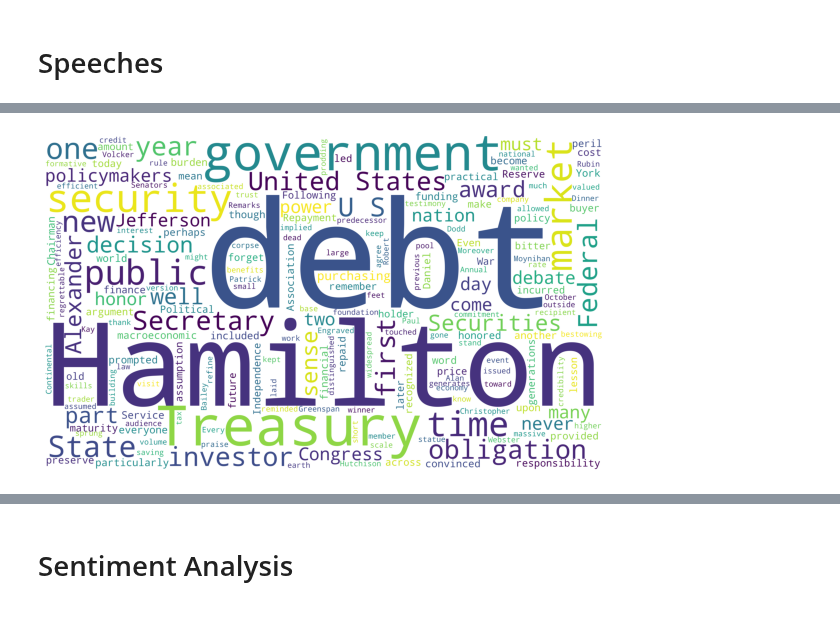
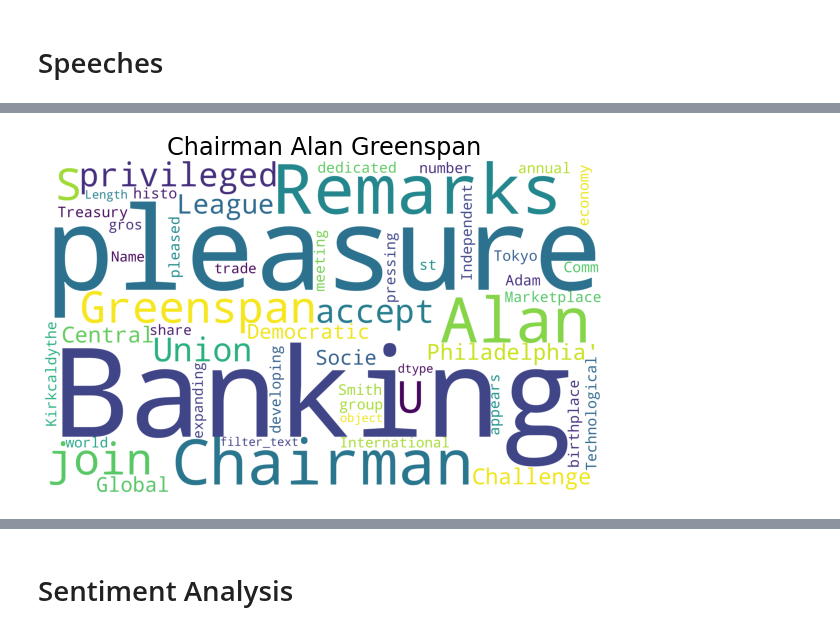
Before and after one commit to dsimband/DATA620_Group3, a Jupyter notebook: Week12_FinalProject/DATA620_Week12_Explore.ipynb, the cells around one changed output, grey strips where cells are left out. Cells and saved outputs as stored; diff of their text form; code cells hidden in the pictures.

```diff
--- a/Week12_FinalProject/DATA620_Week12_Explore.ipynb
+++ b/Week12_FinalProject/DATA620_Week12_Explore.ipynb
@@ -14,7 +60,10 @@ from textblob import Word
 # %% [markdown]
 # Speeches
 # %%
-df = pd.read_csv('data/fed_speeches_1996_2020.csv')
+df = pd.read_csv('data/fed_speeches_1996_2020.csv' , encoding='utf_8')
+#df1 = df.copy(deep=True)
+df = df[df['text_len'] > 50]
+#df = df[:30]
 df.head()
 # %% [output]
 |  | link | title | speaker | event | year | text | date | text_len | location |
@@ -255,17 +372,23 @@ plt.show()
 # %%
-text = str(df['filter_text'].iloc[12])
+alan_df = df[df['speaker'] == 'Chairman Alan Greenspan'].copy(deep=True)
+
+
+text = str(alan_df['filter_text'])
+title = 'Chairman Alan Greenspan'
+
 w = text.split()
 
 words = ' '.join(w)
 
 wordcloud = WordCloud(
                   background_color='white',
                   width=5000,
                   height=3000
                  ).generate(words)
 plt.figure(1,figsize=(10, 7))
 plt.imshow(wordcloud)
 plt.axis('off')
+plt.title(title, fontsize=24)
 plt.show()
 # %% [output]
-[figure, old version]
+[figure, new version]
```
Also changed, not shown: parts of 44 cells of this notebook, 3 other files.
